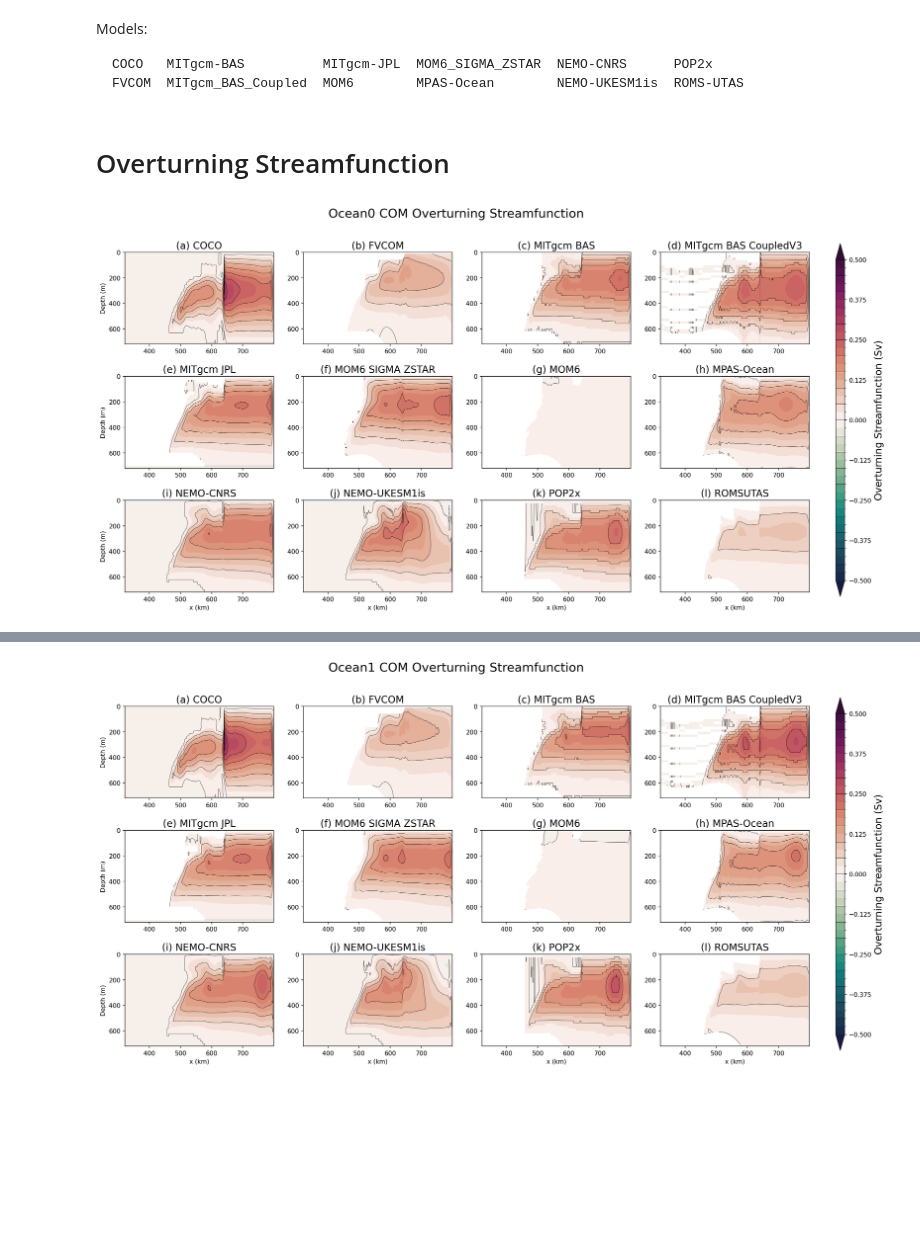
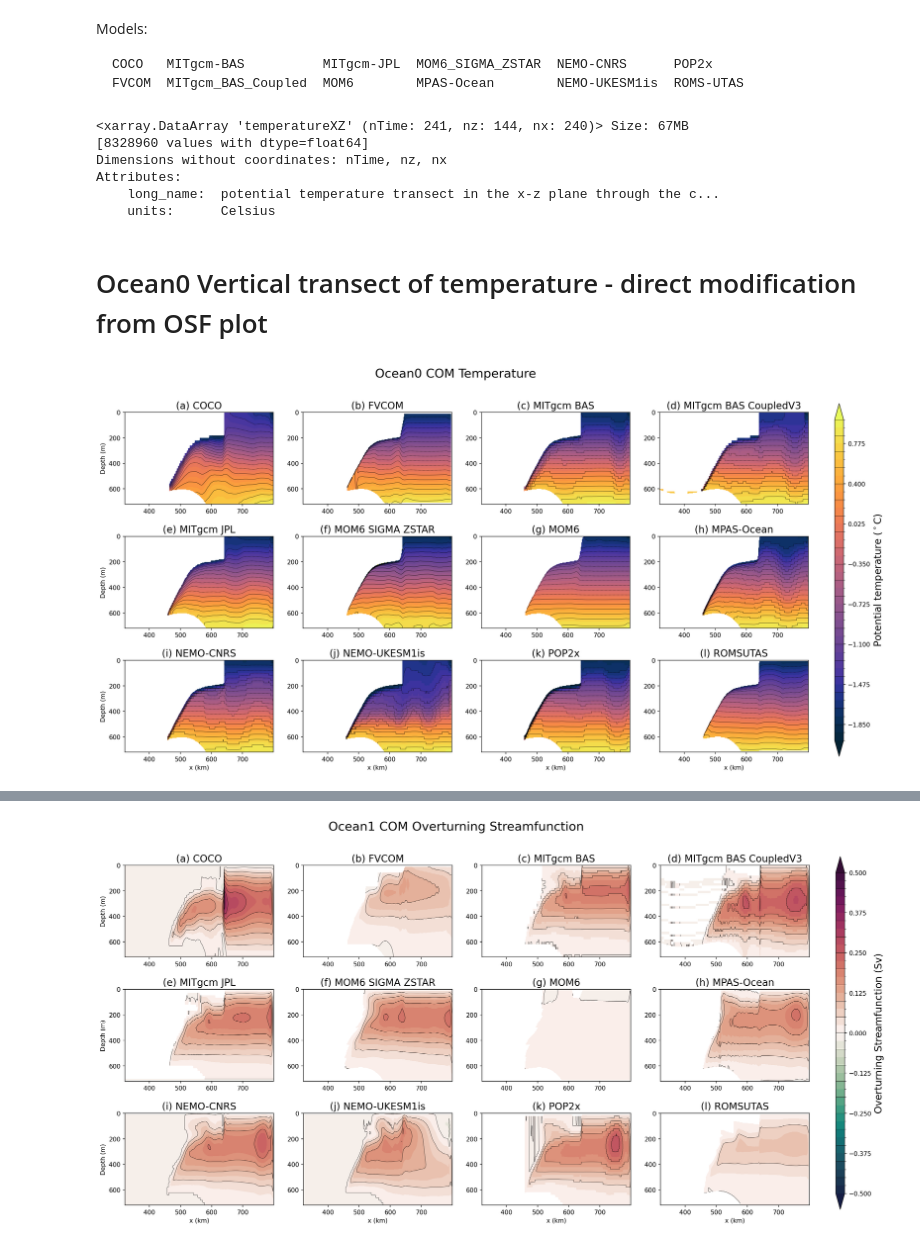
Before and after one commit to misomip/isomip-plus, a Jupyter notebook: notebooks/vertical-temp-transects/VerticalTemperatureTransects.ipynb, the cells around one changed output, grey strips where cells are left out. Cells and saved outputs as stored; diff of their text form; code cells hidden in the pictures; blank space fills up the shorter version.

Commit message:
made example version of transect plot

````diff
--- a/notebooks/vertical-temp-transects/VerticalTemperatureTransects.ipynb
+++ b/notebooks/vertical-temp-transects/VerticalTemperatureTransects.ipynb
@@ -27,9 +27,9 @@ FVCOM  MITgcm_BAS_Coupled  MOM6        MPAS-Ocean        NEMO-UKESM1is  ROMS-UTA
 ```
 # %%
 ## folder where the isomip-plus github repo is located
-baserepo = '/g/data/x77/cy8964/isomip-plus/'
+baserepo = '../../'
 ## folder where you downloaded the zipped Google Drive data
-basedrive = '/scratch/x77/cy8964/ISOMIP+Data/'
+basedrive = '../../../raw_data/ISOMIP+Data/'
 
 # load the data from the text files, which point to the right location of the file in the drive structure
 Ocean0_COM = np.loadtxt(baserepo+'notebooks/file-pointers/Ocean0-COM.txt', dtype = 'str', delimiter = ',',usecols = 0)
@@ -38,8 +38,17 @@ Ocean2_COM = np.loadtxt(baserepo+'notebooks/file-pointers/Ocean2-COM.txt', dtype
 Ocean0_TYP = np.loadtxt(baserepo+'notebooks/file-pointers/Ocean0-TYP.txt', dtype = 'str', delimiter = ',',usecols = 0)
 Ocean1_TYP = np.loadtxt(baserepo+'notebooks/file-pointers/Ocean1-TYP.txt', dtype = 'str', delimiter = ',',usecols = 0)
 Ocean2_TYP = np.loadtxt(baserepo+'notebooks/file-pointers/Ocean2-TYP.txt', dtype = 'str', delimiter = ',',usecols = 0)
+# %%
+data.temperatureXZ
+# %% [output]
+<xarray.DataArray 'temperatureXZ' (nTime: 241, nz: 144, nx: 240)> Size: 67MB
+[8328960 values with dtype=float64]
+Dimensions without coordinates: nTime, nz, nx
+Attributes:
+    long_name:  potential temperature transect in the x-z plane through the c...
+    units:      Celsius
 # %% [markdown]
-# Overturning Streamfunction
+# Ocean0 Vertical transect of temperature - direct modification from OSF plot
 # %%
 expt = Ocean0_COM
 labels = []
@@ -48,38 +57,38 @@ for fileIndex in range(len(expt)):
     baseName = os.path.basename(basedrive +fileName)
     modelName = ' '.join(baseName.split('_')[2:]).split('.')[0]
     labels.append(modelName)
 length = len(expt)
 alphabet = ['a','b','c','d','e','f','g','h','i','j','k','l','m']
 nrows = int(np.ceil(length/3))
 fig = plt.figure(figsize=(20,10),facecolor='w',dpi = 150)
 time = 12
 for i in np.arange(length):
     plt.subplot(3,nrows,i+1)
     data = xr.open_dataset(basedrive+expt[i], decode_times=False)
-    mr = data.overturningStreamfunction.isel(nTime = np.arange(time-13,time)).mean('nTime')
+    var = data.temperatureXZ.isel(nTime = np.arange(time-13,time)).mean('nTime')
     # last year of time
-    mr['nz'] = mr.nz*5+2.5 # add depth (2.5,7.5 etc)
-    mr['nx'] = mr.nx*2+321
+    var['nz'] = var.nz*5+2.5 # add depth (2.5,7.5 etc)
+    var['nx'] = var.nx*2+321
     # mr<1e36 is to get rid of NaNs.
-    c = (mr.where(mr <1e36)/1e6).plot.contourf(cmap = cm.cm.curl, levels = np.linspace(-0.5,0.5,41),extend = 'both',add_colorbar = False)#, cbar_kwargs = {'label':'Overturning \n Streamfunction (Sv)'},extend = 'both')
-    ls = (mr.where(mr <1e36)/1e6).plot.contour( levels = np.linspace(-0.5,0.5,21), colors = 'k', linewidths = 0.4)
+    c = (var.where(var <1e36)).plot.contourf(cmap = cm.cm.thermal, levels = np.linspace(-2,1,41),extend = 'both',add_colorbar = False)#, cbar_kwargs = {'label':'Overturning \n Streamfunction (Sv)'},extend = 'both')
+    ls = (var.where(var <1e36)).plot.contour( levels = np.linspace(-2,1,21), colors = 'k', linewidths = 0.4)
     plt.title('('+alphabet[i]+') '+labels[i], fontsize = 16)
     if (i==0) or (i==4) or (i==8):
         plt.ylabel('Depth (m)')
     else:
         plt.ylabel('')
     if i>=8:
         plt.xlabel('x (km)')
     else:
         plt.xlabel('')
     plt.ylim(720,0)
 
 cax = plt.axes([0.93,0.1,0.01,0.8])
 cbar = plt.colorbar(c, cax = cax)
-cbar.ax.set_ylabel('Overturning Streamfunction (Sv)', fontsize = 16)
+cbar.ax.set_ylabel(r'Potential temperature ($^\circ $C)', fontsize = 16)
 cbar.add_lines(ls)
 fig.subplots_adjust(wspace = 0.2, hspace = 0.35)
 
-fig.suptitle('Ocean0 COM Overturning Streamfunction', fontsize = 20);
+fig.suptitle('Ocean0 COM Temperature', fontsize = 20);
 # %% [output]
-[figure, old version]
+[figure, new version]
````
Also changed, not shown: parts of 3 cells of this notebook.
